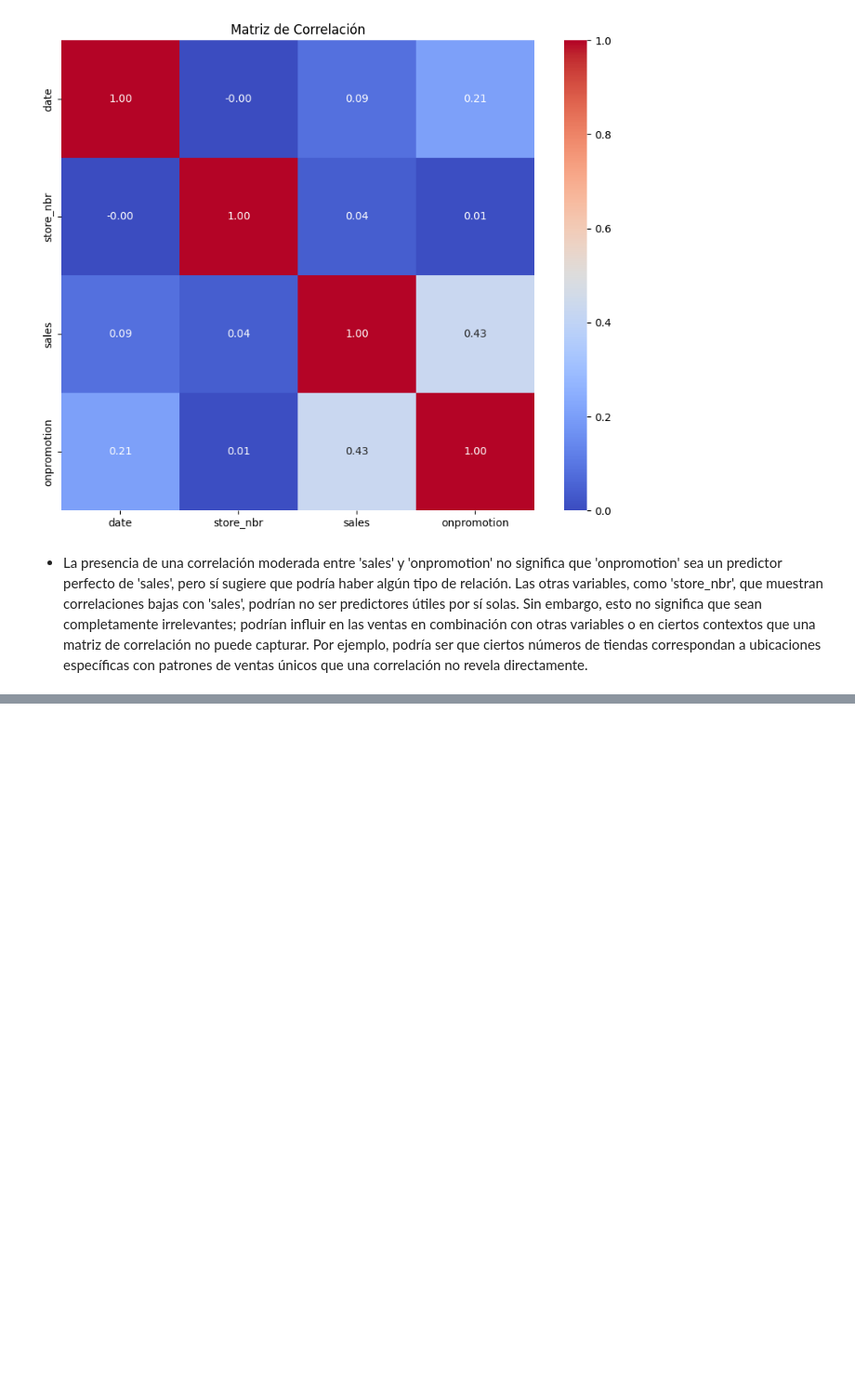
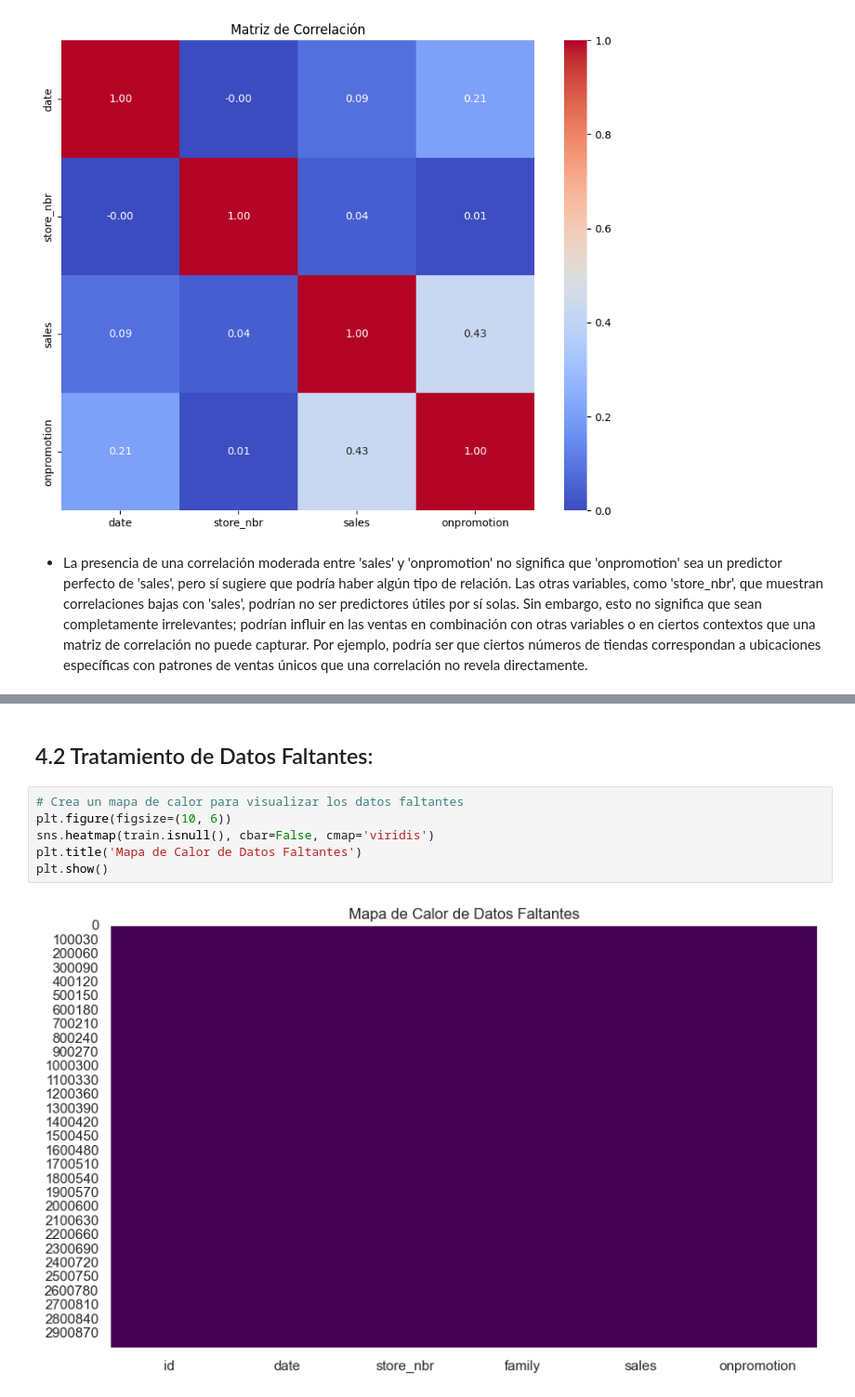
Before and after one commit to Ivo196/storeSales-TimeSeriesForecasting-Kaggle, a Jupyter notebook: Store Sales - Time Series Forecasting.ipynb, the cells around one changed output, grey strips where cells are left out. Shown at 93% size. Saved outputs shown, nothing was run; the diff lists cells and outputs as text; blank space fills up the shorter version.

```diff
--- a/Store Sales - Time Series Forecasting.ipynb
+++ b/Store Sales - Time Series Forecasting.ipynb
@@ -199,0 +242,10 @@ plt.show()
+# %% [markdown]
+## 4.2 Tratamiento de Datos Faltantes:
+# %%
+# Crea un mapa de calor para visualizar los datos faltantes
+plt.figure(figsize=(10, 6))
+sns.heatmap(train.isnull(), cbar=False, cmap='viridis')
+plt.title('Mapa de Calor de Datos Faltantes')
+plt.show()
+# %% [output]
+[figure, added]
```
Also changed, not shown: parts of 11 cells of this notebook.
